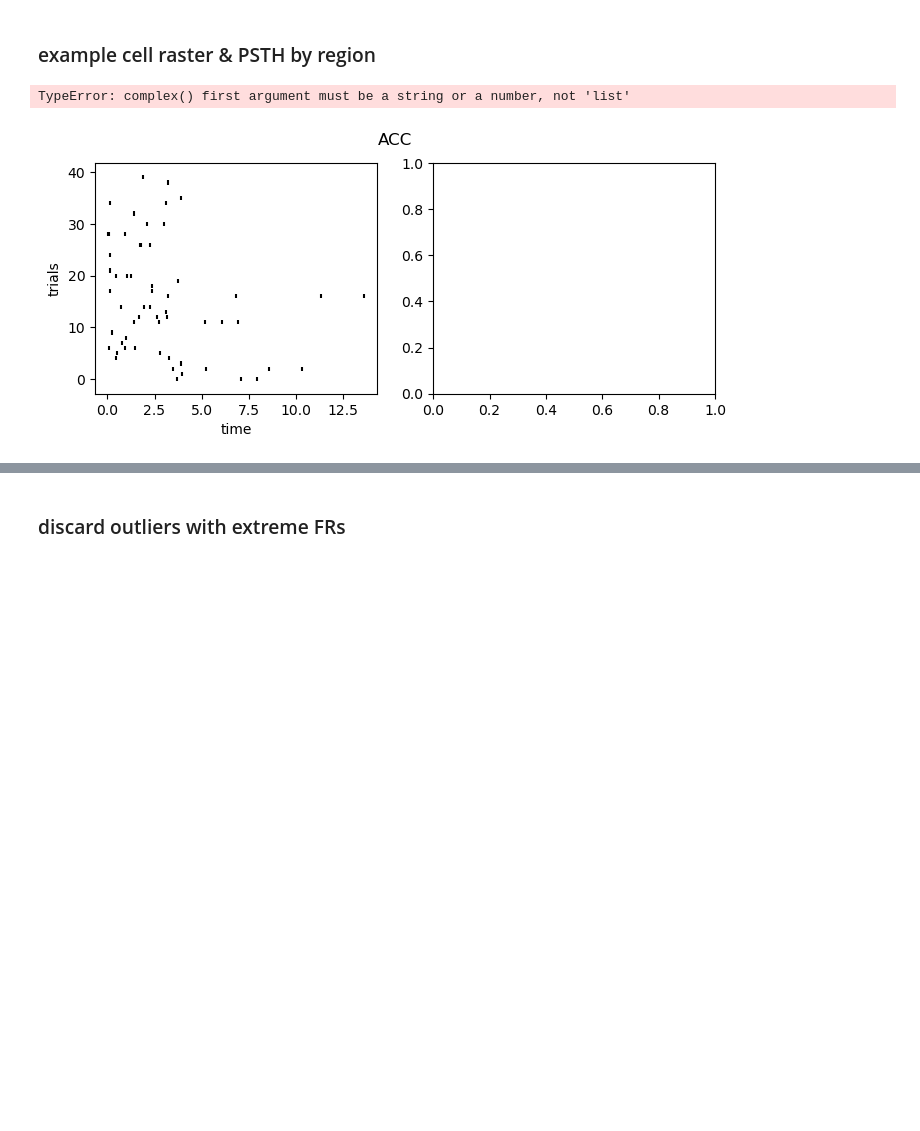
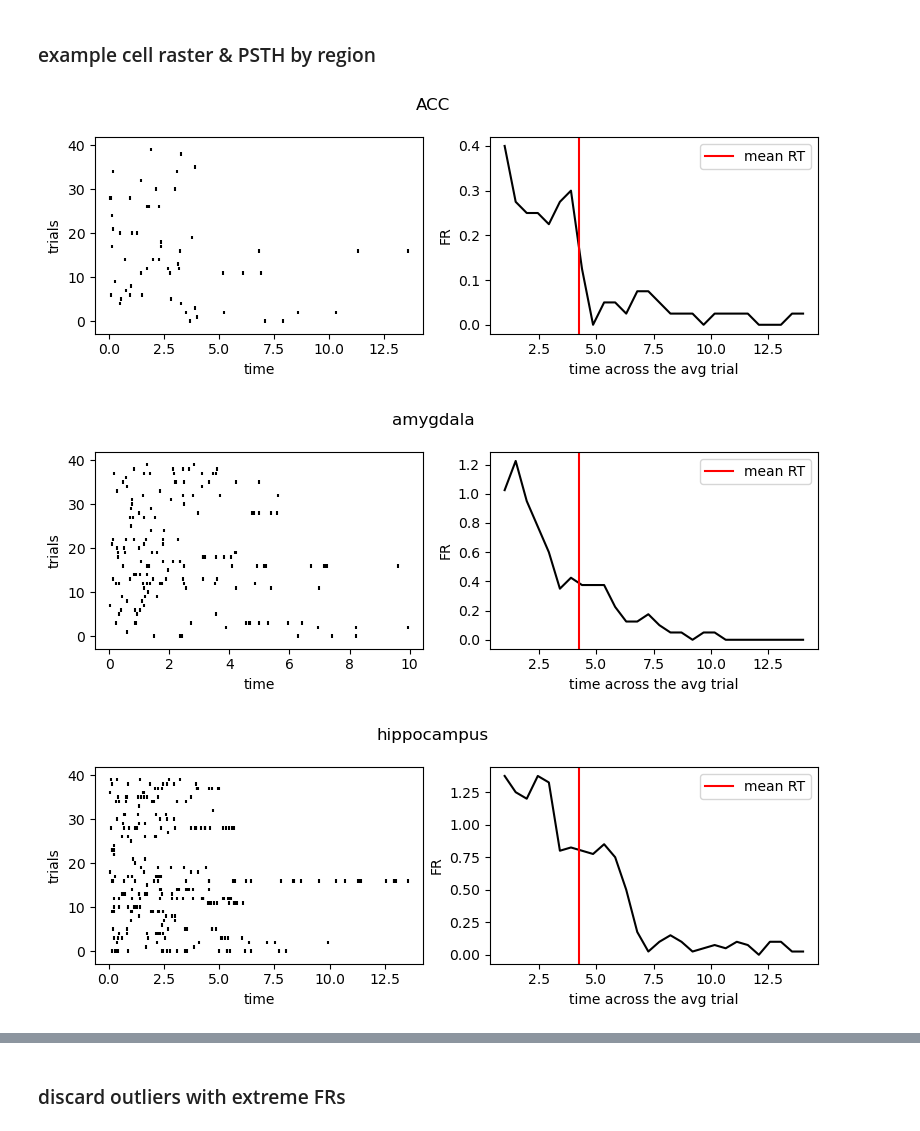
Before and after one commit to NuttidaLab/movie_analysis, a Jupyter notebook: recognition_analyses.ipynb, the cells around one changed output, grey strips where cells are left out. Drawn from its saved outputs; the diff is of its cells as text; code cells hidden in the pictures; blank space fills up the shorter version.

Commit message:
plotted eg scene cut neurons

```diff
--- a/recognition_analyses.ipynb
+++ b/recognition_analyses.ipynb
@@ -105,33 +105,37 @@ for session, session_df in df_recognition.groupby('sess'):
 
             neuron_num += 1
             if neuron_num < 1: # can be used to pick specific neuron
                 continue
 
             # RASTER
 
             ax[0].eventplot(neuron_df['trial_aligned_spikes'], linelengths=0.8, color='black')
             ax[0].set_ylabel('trials')
             ax[0].set_xlabel('time')
 
 
             # SMOOTHED FR
 
             num_bins = len(neuron_df['trial_smooth_spikes'].iloc[0])
             x_time_points = np.linspace(1, np.max(neuron_df['RT']), num_bins)
 
-            ax[1].plot(x_time_points, np.mean(neuron_df['trial_smooth_spikes'], axis=0), color='black')
+            # convert df of lists to np array to be able to calculate mean
+            trial_smooth_spikes_arr = np.array(neuron_df['trial_smooth_spikes'].tolist())
+
+            ax[1].plot(x_time_points, np.mean(trial_smooth_spikes_arr, axis=0), color='black')
             ax[1].axvline(np.mean(neuron_df['RT']), color='red', label='mean RT')
 
             ax[1].set_ylabel('FR')
             ax[1].set_xlabel('time across the avg trial')
 
             break
 
         plt.legend()
         plt.tight_layout()
         plt.show()
 
     break
 # %% [output]
-TypeError: complex() first argument must be a string or a number, not 'list'
-[figure, old version]
+[figure, new version]
+[figure, added]
+[figure, added]
```
Also changed, not shown: parts of 3 cells of this notebook, 6 other files.
